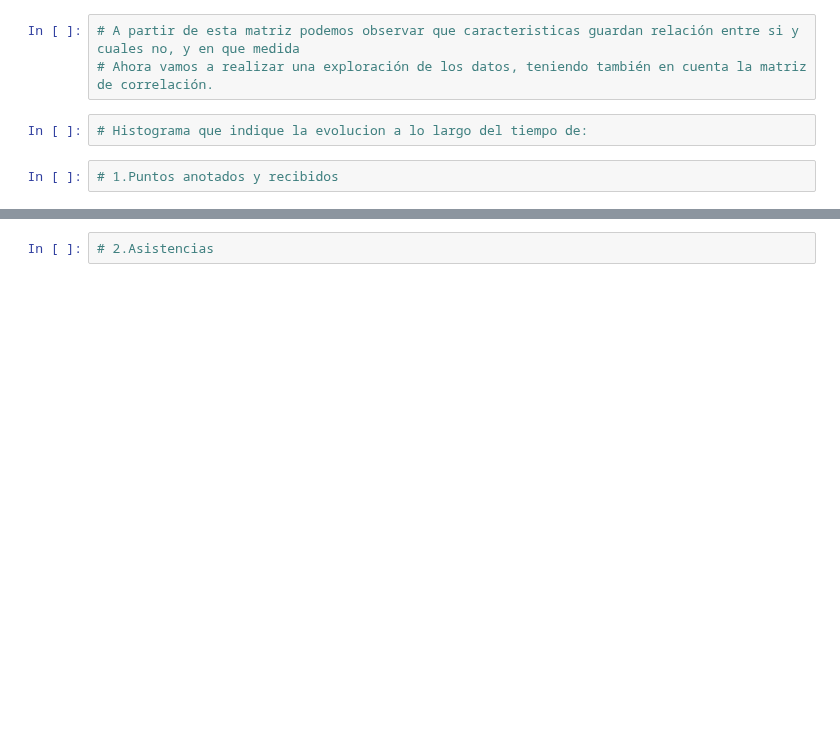
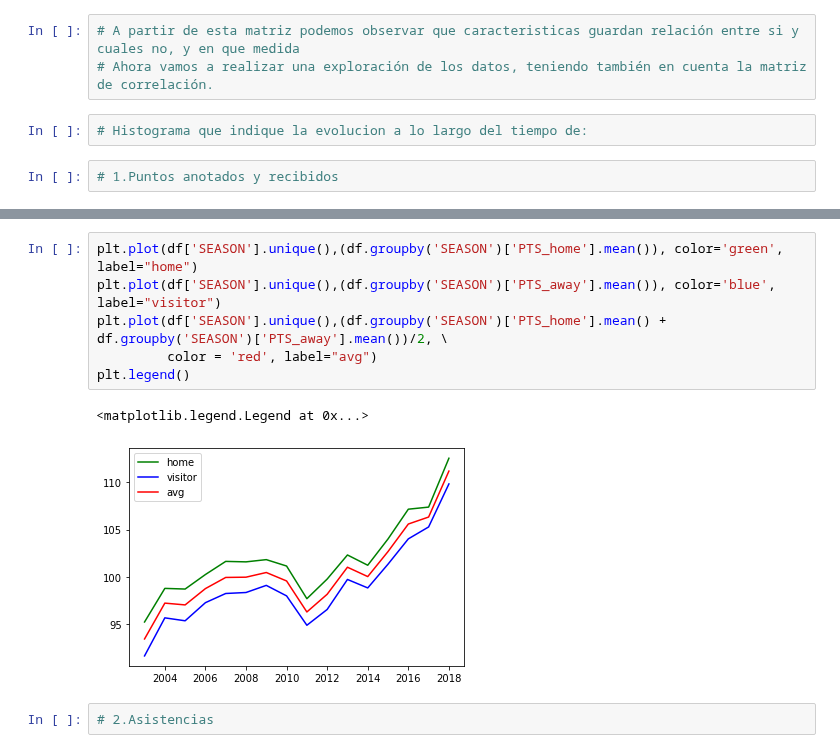
Before and after one commit to robertomanzanolopez/nba_statistics_prediction, a Jupyter notebook: data_exploration.ipynb, the cells around one changed output, grey strips where cells are left out. Drawn from its saved outputs; the diff is of its cells as text; blank space fills up the shorter version.

```diff
--- a/data_exploration.ipynb
+++ b/data_exploration.ipynb
@@ -40,2 +58,11 @@ sns.heatmap(df_corr, annot=True, cmap='PuOr', center=0)
+# %%
+plt.plot(df['SEASON'].unique(),(df.groupby('SEASON')['PTS_home'].mean()), color='green', label="home")
+plt.plot(df['SEASON'].unique(),(df.groupby('SEASON')['PTS_away'].mean()), color='blue', label="visitor")
+plt.plot(df['SEASON'].unique(),(df.groupby('SEASON')['PTS_home'].mean() + df.groupby('SEASON')['PTS_away'].mean())/2, \
+         color = 'red', label="avg")
+plt.legend()
+# %% [output]
+<matplotlib.legend.Legend at 0x...>
+[figure, added]
 # %%
 # 2.Asistencias
```
Also changed, not shown: parts of 10 cells of this notebook.
